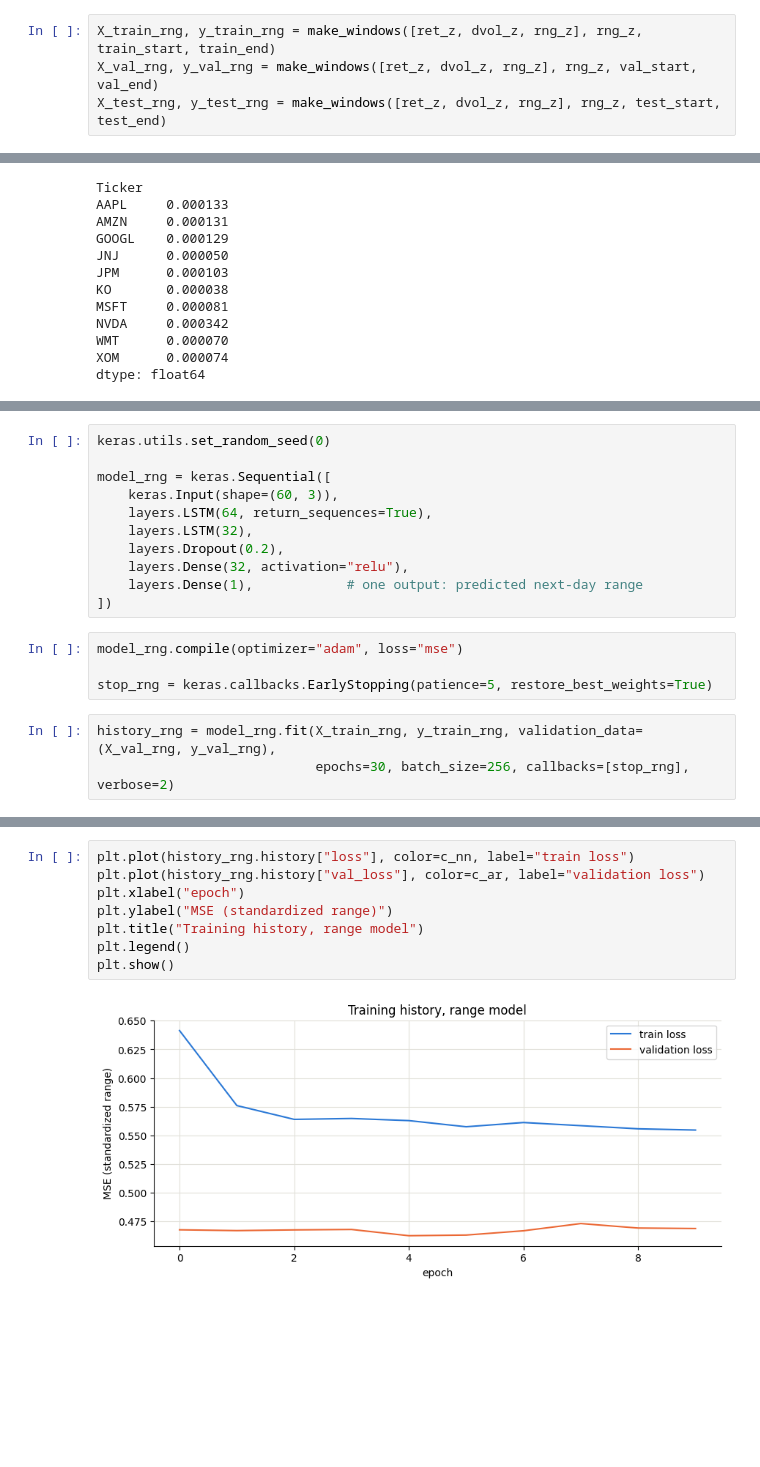
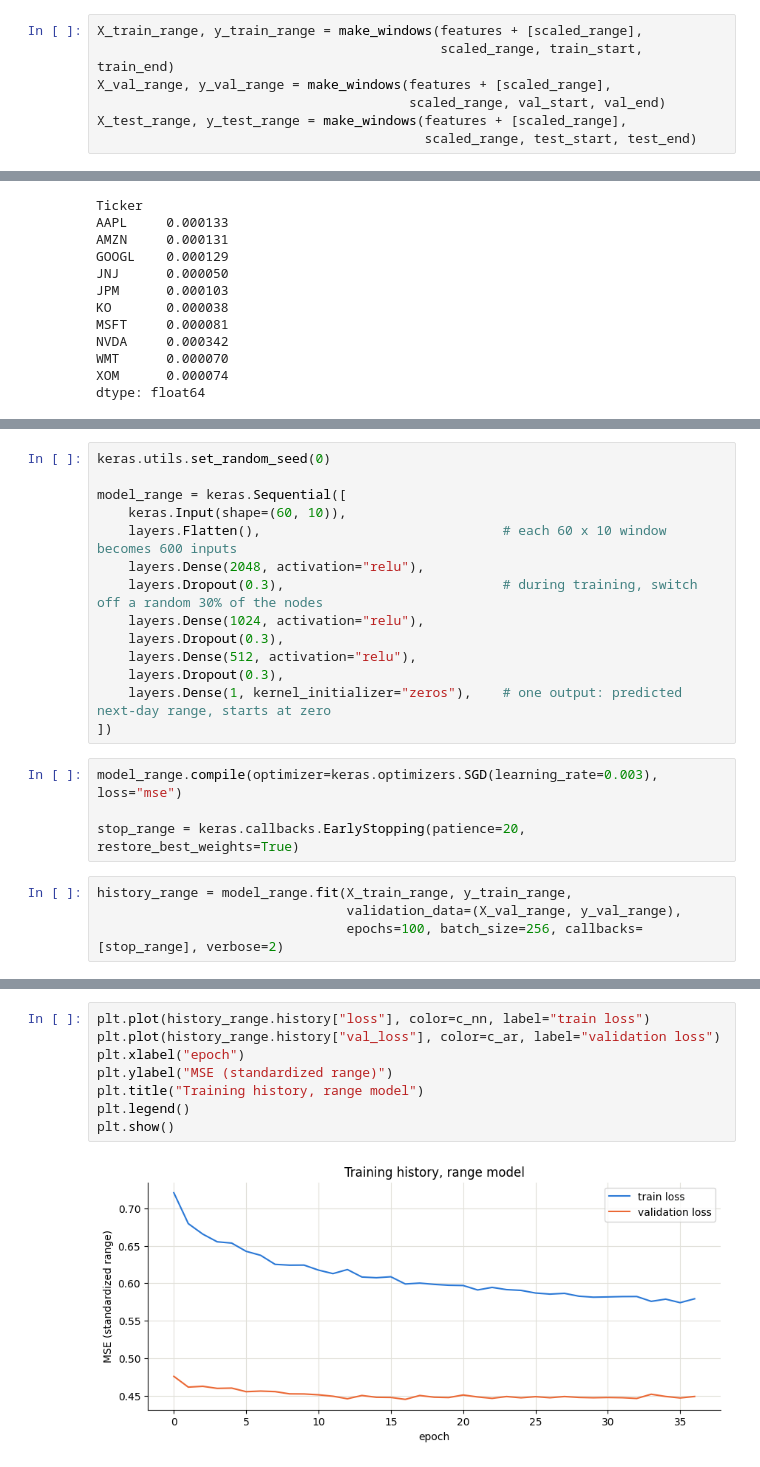
Before and after one commit to YPAndrew0907/DS4420-Project, a Jupyter notebook: YFinance.ipynb, the cells around one changed output, grey strips where cells are left out. Saved outputs shown, nothing was run; the diff lists cells and outputs as text; blank space fills up the shorter version.

```diff
--- a/YFinance.ipynb
+++ b/YFinance.ipynb
@@ -562,5 +772,8 @@ rng_z = (rng - rng_mu) / rng_sd
 # %%
-X_train_rng, y_train_rng = make_windows([ret_z, dvol_z, rng_z], rng_z, train_start, train_end)
-X_val_rng, y_val_rng = make_windows([ret_z, dvol_z, rng_z], rng_z, val_start, val_end)
-X_test_rng, y_test_rng = make_windows([ret_z, dvol_z, rng_z], rng_z, test_start, test_end)
+X_train_range, y_train_range = make_windows(features + [scaled_range],
+                                            scaled_range, train_start, train_end)
+X_val_range, y_val_range = make_windows(features + [scaled_range],
+                                        scaled_range, val_start, val_end)
+X_test_range, y_test_range = make_windows(features + [scaled_range],
+                                          scaled_range, test_start, test_end)
 # %%
@@ -644,19 +857,23 @@ pred_ar_rng
 # %%
 keras.utils.set_random_seed(0)
 
-model_rng = keras.Sequential([
-    keras.Input(shape=(60, 3)),
-    layers.LSTM(64, return_sequences=True),
-    layers.LSTM(32),
-    layers.Dropout(0.2),
-    layers.Dense(32, activation="relu"),
-    layers.Dense(1),            # one output: predicted next-day range
+model_range = keras.Sequential([
+    keras.Input(shape=(60, 10)),
+    layers.Flatten(),                               # each 60 x 10 window becomes 600 inputs
+    layers.Dense(2048, activation="relu"),
+    layers.Dropout(0.3),                            # during training, switch off a random 30% of the nodes
+    layers.Dense(1024, activation="relu"),
+    layers.Dropout(0.3),
+    layers.Dense(512, activation="relu"),
+    layers.Dropout(0.3),
+    layers.Dense(1, kernel_initializer="zeros"),    # one output: predicted next-day range, starts at zero
 ])
 # %%
-model_rng.compile(optimizer="adam", loss="mse")
+model_range.compile(optimizer=keras.optimizers.SGD(learning_rate=0.003), loss="mse")
 
-stop_rng = keras.callbacks.EarlyStopping(patience=5, restore_best_weights=True)
+stop_range = keras.callbacks.EarlyStopping(patience=20, restore_best_weights=True)
 # %%
-history_rng = model_rng.fit(X_train_rng, y_train_rng, validation_data=(X_val_rng, y_val_rng),
-                            epochs=30, batch_size=256, callbacks=[stop_rng], verbose=2)
+history_range = model_range.fit(X_train_range, y_train_range,
+                                validation_data=(X_val_range, y_val_range),
+                                epochs=100, batch_size=256, callbacks=[stop_range], verbose=2)
 # %% [output]
@@ -683,11 +897,11 @@ Epoch 10/30
 # %%
-plt.plot(history_rng.history["loss"], color=c_nn, label="train loss")
-plt.plot(history_rng.history["val_loss"], color=c_ar, label="validation loss")
+plt.plot(history_range.history["loss"], color=c_nn, label="train loss")
+plt.plot(history_range.history["val_loss"], color=c_ar, label="validation loss")
 plt.xlabel("epoch")
 plt.ylabel("MSE (standardized range)")
 plt.title("Training history, range model")
 plt.legend()
 plt.show()
 # %% [output]
-[figure, old version]
+[figure, new version]
 # %%
```
Also changed, not shown: parts of 81 cells of this notebook.
